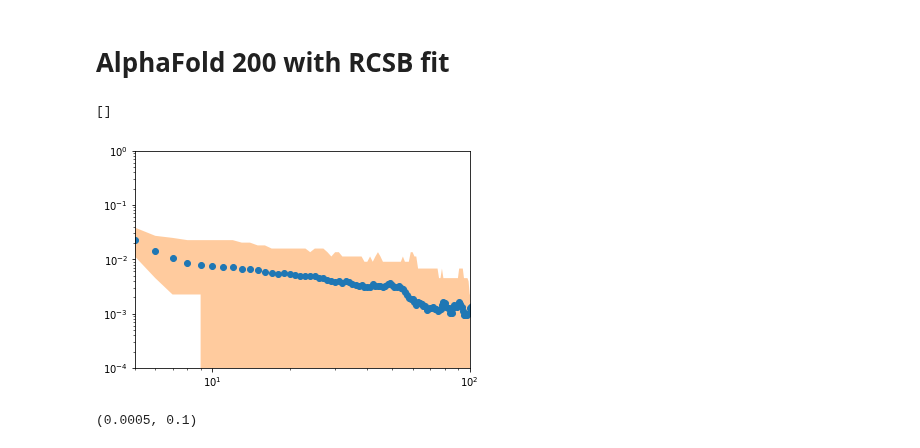
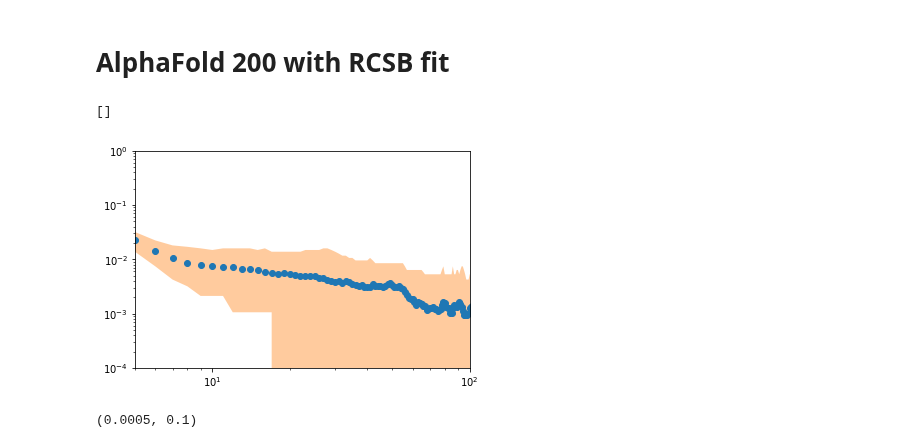
Before and after one commit to meyresearch/amino_acid_distance_distributions, a Jupyter notebook: scripts/fitting.ipynb, the cells around one changed output. Saved outputs shown, nothing was run; the diff lists cells and outputs as text; code cells hidden in the pictures.

```diff
--- a/scripts/fitting.ipynb
+++ b/scripts/fitting.ipynb
@@ -277,21 +279,21 @@ chain: 199.00000000000003 \pm 27.828498616100063, H_N/2: 5.18737751763962 \pm 1.
 # %%
 af_data_200 = np.load("../data/alphafold/histogram_200_not_normed.npy", allow_pickle=True)
 af_mean_200 = np.mean(af_data_200, axis=0)
 af_norm_200 = af_mean_200 / np.sum(af_mean_200)
 af_lb = np.quantile(data_200, q=0.05, axis=0)
 af_ub = np.quantile(data_200, q=0.95, axis=0)
 af_norm_lb_200 = af_lb / np.sum(af_mean_200)
 af_norm_ub_200 = af_ub / np.sum(af_mean_200)
-af_weights = af_norm_ub - af_norm_lb
-af_x = np.linspace(1, 300, 300)[:-1]
+af_weights = af_norm_ub_200 - af_norm_lb_200
+af_x = np.linspace(1, 350, 350)[:-1]
 plt.scatter(af_x, af_norm_200)
-plt.fill_between(af_x, af_norm_ub, af_norm_lb, alpha=0.4, zorder=-1)
+plt.fill_between(af_x, af_norm_ub_200, af_norm_lb_200, alpha=0.4, zorder=-1)
 plt.xlim(5, 100)
 plt.ylim(0.0001, 1)
 plt.loglog()
 # %% [output]
 []
-[figure, old version]
+[figure, new version]
 # %%
 plt.scatter(af_x, af_norm_200, label="AF")
 plt.scatter(x_200, norm_200, label="PDB")
```
Also changed, not shown: parts of 21 cells of this notebook, 2 other files.
